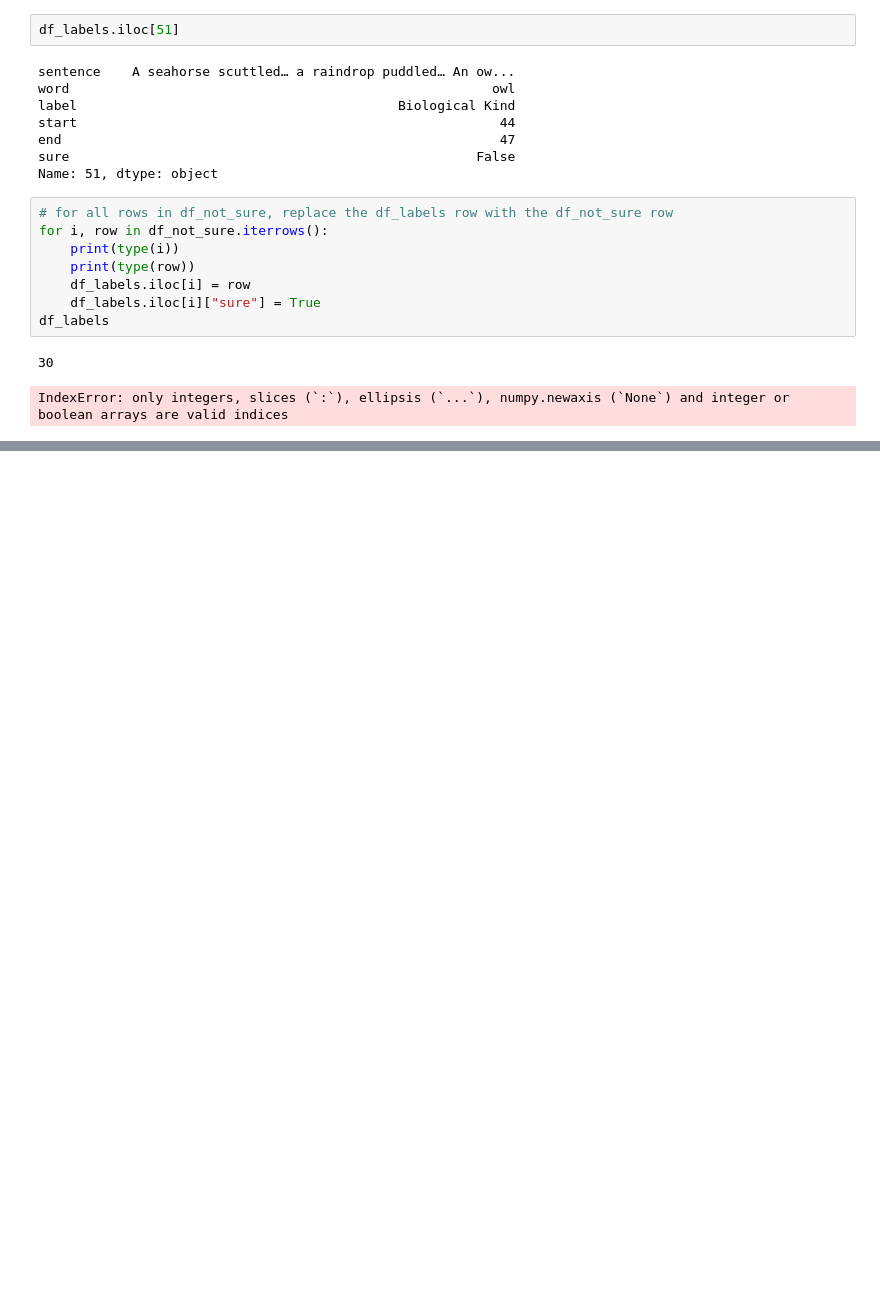
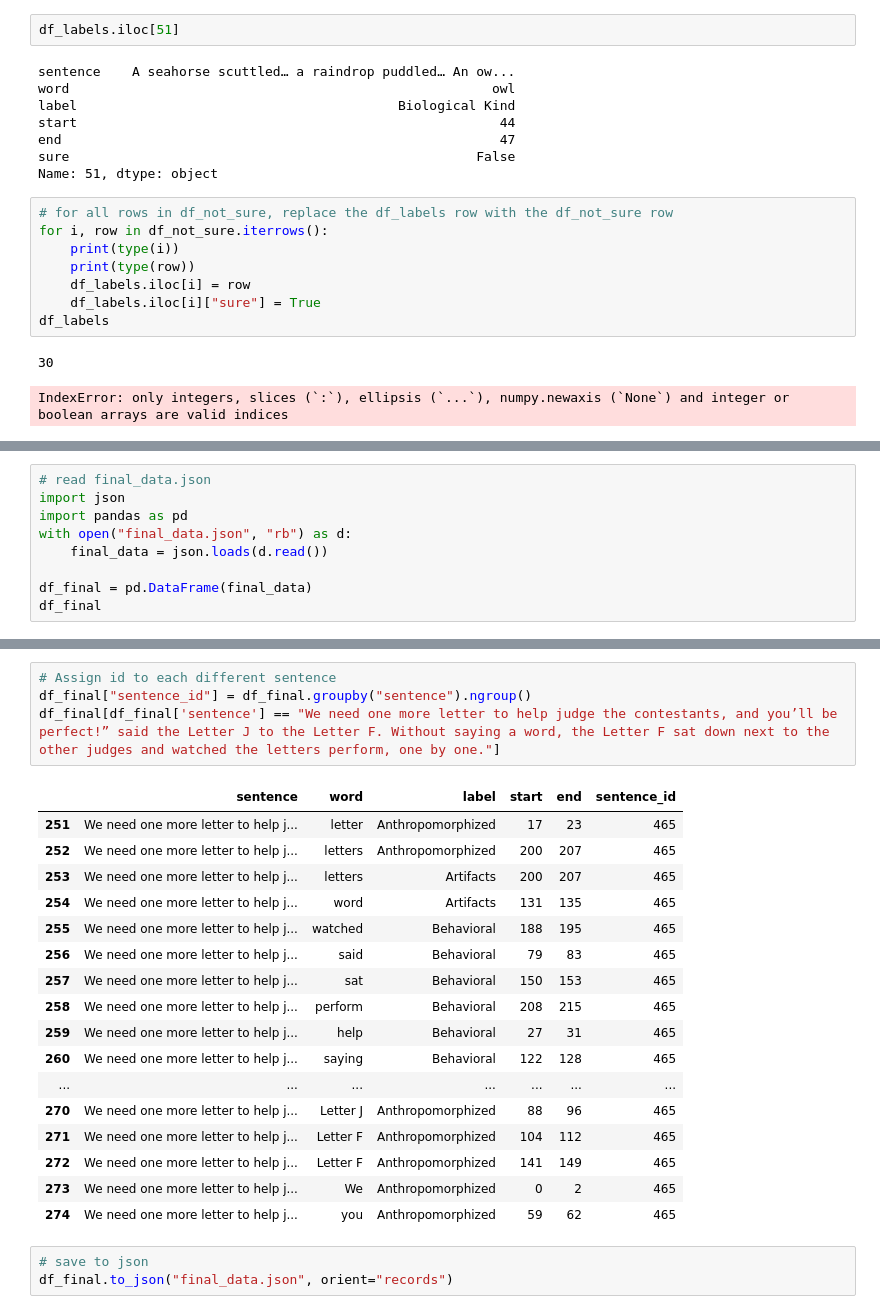
Before and after one commit to phillian-sp/ner_playground, a Jupyter notebook: data/preprocessing/process.ipynb, the cells around one changed output, grey strips where cells are left out. Cells and saved outputs as stored; diff of their text form; blank space fills up the shorter version.

```diff
--- a/data/preprocessing/process.ipynb
+++ b/data/preprocessing/process.ipynb
@@ -213,0 +216,9 @@ IndexError: only integers, slices (`:`), ellipsis (`...`), numpy.newaxis (`None`
+# %%
+# read final_data.json
+import json
+import pandas as pd
+with open("final_data.json", "rb") as d:
+    final_data = json.loads(d.read())
+
+df_final = pd.DataFrame(final_data)
+df_final
@@ -213,0 +239,25 @@ IndexError: only integers, slices (`:`), ellipsis (`...`), numpy.newaxis (`None`
+# %%
+# Assign id to each different sentence
+df_final["sentence_id"] = df_final.groupby("sentence").ngroup()
+df_final[df_final['sentence'] == "We need one more letter to help judge the contestants, and you’ll be perfect!” said the Letter J to the Letter F. Without saying a word, the Letter F sat down next to the other judges and watched the letters perform, one by one."]
+# %% [output]
+|  | sentence | word | label | start | end | sentence_id |
+| 251 | We need one more letter to help j... | letter | Anthropomorphized | 17 | 23 | 465 |
+| 252 | We need one more letter to help j... | letters | Anthropomorphized | 200 | 207 | 465 |
+| 253 | We need one more letter to help j... | letters | Artifacts | 200 | 207 | 465 |
+| 254 | We need one more letter to help j... | word | Artifacts | 131 | 135 | 465 |
+| 255 | We need one more letter to help j... | watched | Behavioral | 188 | 195 | 465 |
+| 256 | We need one more letter to help j... | said | Behavioral | 79 | 83 | 465 |
+| 257 | We need one more letter to help j... | sat | Behavioral | 150 | 153 | 465 |
+| 258 | We need one more letter to help j... | perform | Behavioral | 208 | 215 | 465 |
+| 259 | We need one more letter to help j... | help | Behavioral | 27 | 31 | 465 |
+| 260 | We need one more letter to help j... | saying | Behavioral | 122 | 128 | 465 |
+| ... | ... | ... | ... | ... | ... | ... |
+| 270 | We need one more letter to help j... | Letter J | Anthropomorphized | 88 | 96 | 465 |
+| 271 | We need one more letter to help j... | Letter F | Anthropomorphized | 104 | 112 | 465 |
+| 272 | We need one more letter to help j... | Letter F | Anthropomorphized | 141 | 149 | 465 |
+| 273 | We need one more letter to help j... | We | Anthropomorphized | 0 | 2 | 465 |
+| 274 | We need one more letter to help j... | you | Anthropomorphized | 59 | 62 | 465 |
+# %%
+# save to json
+df_final.to_json("final_data.json", orient="records")
```
Also changed, not shown: parts of 2 cells of this notebook, 5 other files.
